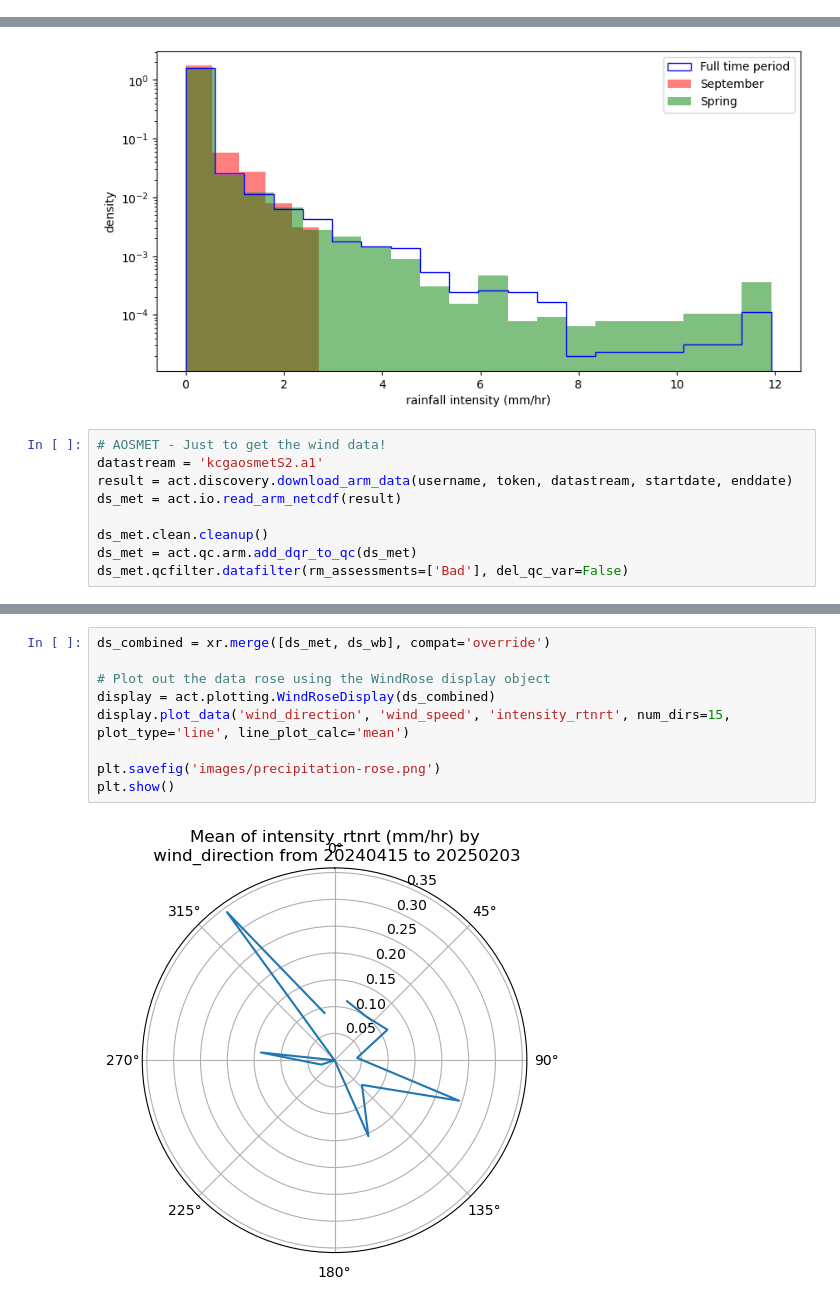
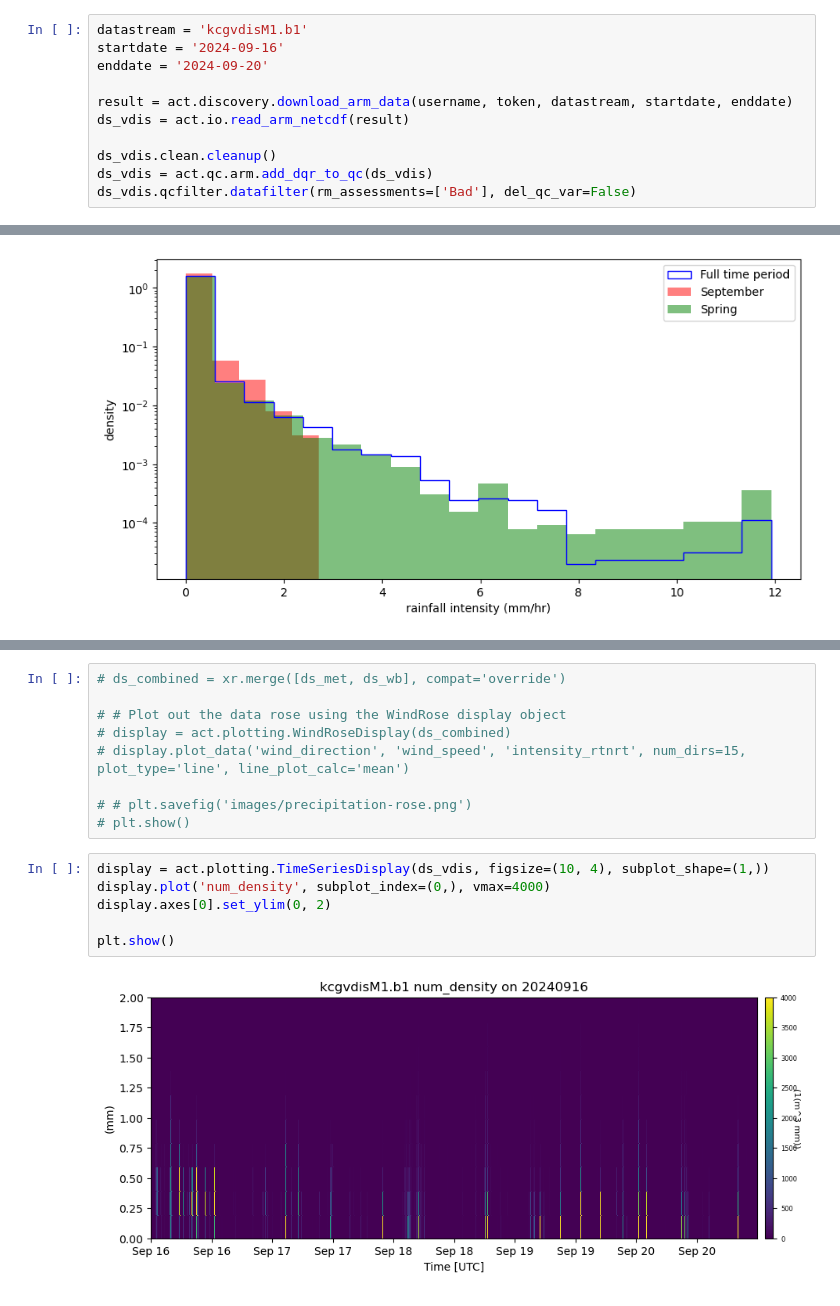
Before and after one commit to cdoedens/carl-fork, a Jupyter notebook: notebooks/mcc-precipitation.ipynb, the cells around one changed output, grey strips where cells are left out. Saved outputs shown, nothing was run; the diff lists cells and outputs as text.

```diff
--- a/notebooks/mcc-precipitation.ipynb
+++ b/notebooks/mcc-precipitation.ipynb
@@ -61,0 +57,11 @@ Data variables: (12/22)
+# %%
+datastream = 'kcgvdisM1.b1'
+startdate = '2024-09-16'
+enddate = '2024-09-20'
+
+result = act.discovery.download_arm_data(username, token, datastream, startdate, enddate)
+ds_vdis = act.io.read_arm_netcdf(result)
+
+ds_vdis.clean.cleanup()
+ds_vdis = act.qc.arm.add_dqr_to_qc(ds_vdis)
+ds_vdis.qcfilter.datafilter(rm_assessments=['Bad'], del_qc_var=False)
@@ -168,12 +152,3 @@ ax.set_ylabel('density')
 plt.savefig('images/precip-intensity-pdfs.png')
 # %% [output]
 [figure]
-# %%
-# AOSMET - Just to get the wind data!
-datastream = 'kcgaosmetS2.a1'
-result = act.discovery.download_arm_data(username, token, datastream, startdate, enddate)
-ds_met = act.io.read_arm_netcdf(result)
-
-ds_met.clean.cleanup()
-ds_met = act.qc.arm.add_dqr_to_qc(ds_met)
-ds_met.qcfilter.datafilter(rm_assessments=['Bad'], del_qc_var=False)
@@ -207,11 +162,17 @@ plt.show()
 # %%
-ds_combined = xr.merge([ds_met, ds_wb], compat='override')
+# ds_combined = xr.merge([ds_met, ds_wb], compat='override')
 
-# Plot out the data rose using the WindRose display object
-display = act.plotting.WindRoseDisplay(ds_combined)
-display.plot_data('wind_direction', 'wind_speed', 'intensity_rtnrt', num_dirs=15, plot_type='line', line_plot_calc='mean')
+# # Plot out the data rose using the WindRose display object
+# display = act.plotting.WindRoseDisplay(ds_combined)
+# display.plot_data('wind_direction', 'wind_speed', 'intensity_rtnrt', num_dirs=15, plot_type='line', line_plot_calc='mean')
 
-plt.savefig('images/precipitation-rose.png')
-plt.show()
+# # plt.savefig('images/precipitation-rose.png')
+# plt.show()
-# %% [output]
-[figure, removed]
+# %%
+display = act.plotting.TimeSeriesDisplay(ds_vdis, figsize=(10, 4), subplot_shape=(1,))
+display.plot('num_density', subplot_index=(0,), vmax=4000)
+display.axes[0].set_ylim(0, 2)
+
+plt.show()
+# %% [output]
+[figure, added]
```
Also changed, not shown: parts of 12 cells of this notebook.
